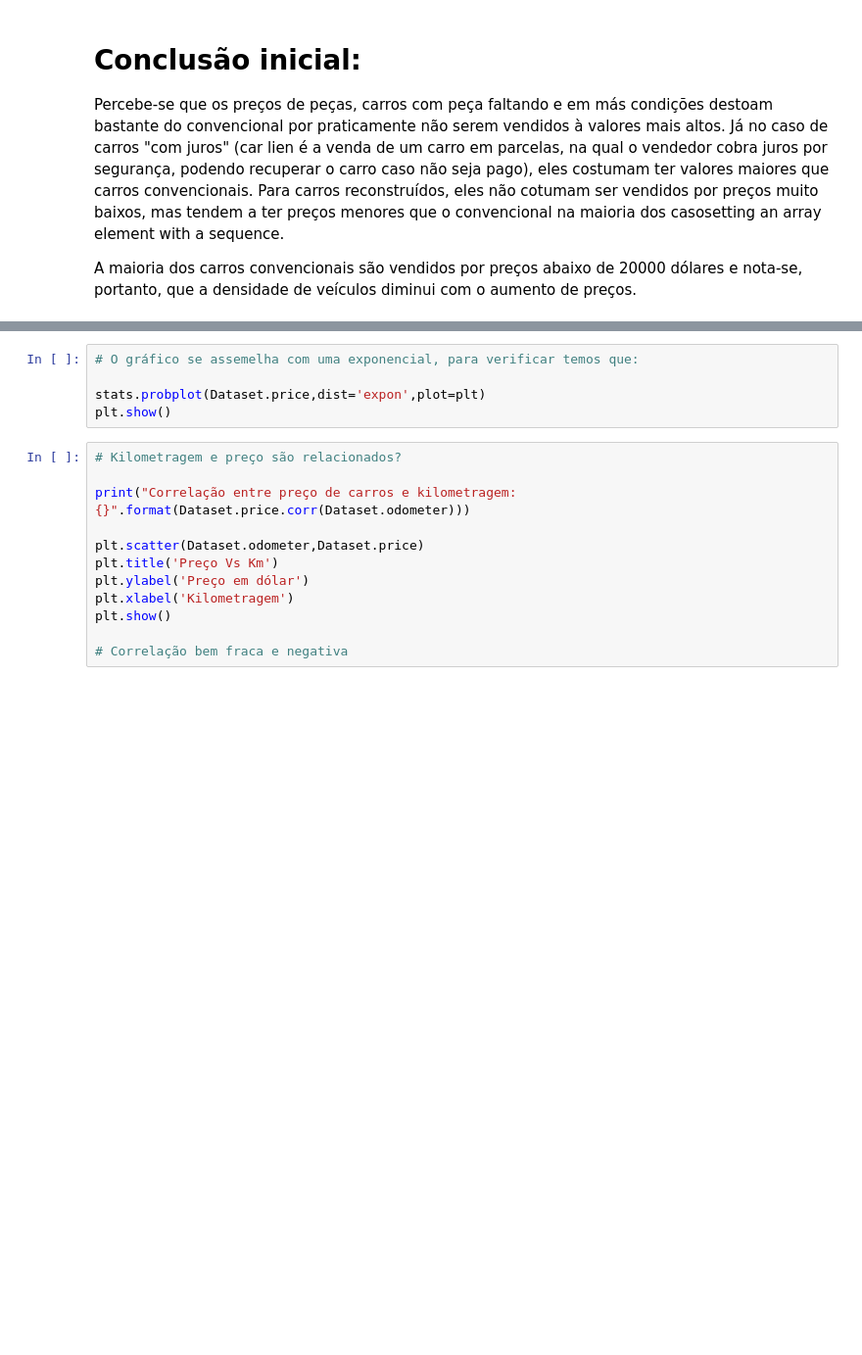
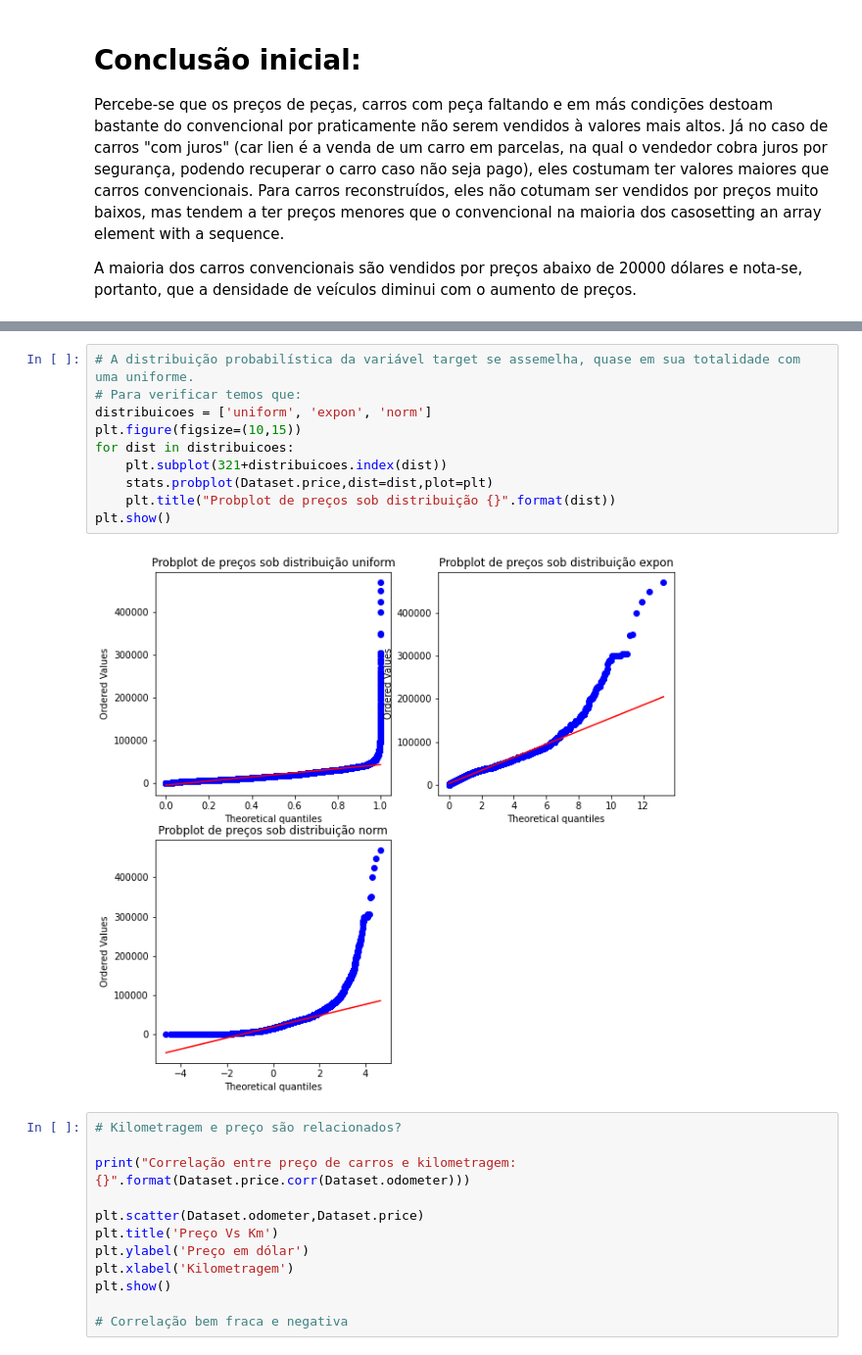
Before and after one commit to MekhyW/Car-Resell-Price-Predictor, a Jupyter notebook: Predictor.ipynb, the cells around one changed output, grey strips where cells are left out. Shown: that part at 98% size. Drawn from its saved outputs; the diff is of its cells as text; blank space fills up the shorter version.

Commit message:
Corrected probplots

```diff
--- a/Predictor.ipynb
+++ b/Predictor.ipynb
@@ -84,8 +125,15 @@ plt.show()
-# %%
-# O gráfico se assemelha com uma exponencial, para verificar temos que:
-
-stats.probplot(Dataset.price,dist='expon',plot=plt)
-plt.show()
+# %%
+# A distribuição probabilística da variável target se assemelha, quase em sua totalidade com uma uniforme.
+# Para verificar temos que:
+distribuicoes = ['uniform', 'expon', 'norm']
+plt.figure(figsize=(10,15))
+for dist in distribuicoes:
+    plt.subplot(321+distribuicoes.index(dist))
+    stats.probplot(Dataset.price,dist=dist,plot=plt)
+    plt.title("Probplot de preços sob distribuição {}".format(dist))
+plt.show()
+# %% [output]
+[figure, added]
 # %%
 # Kilometragem e preço são relacionados?
 
```
Also changed, not shown: parts of 4 cells of this notebook.
